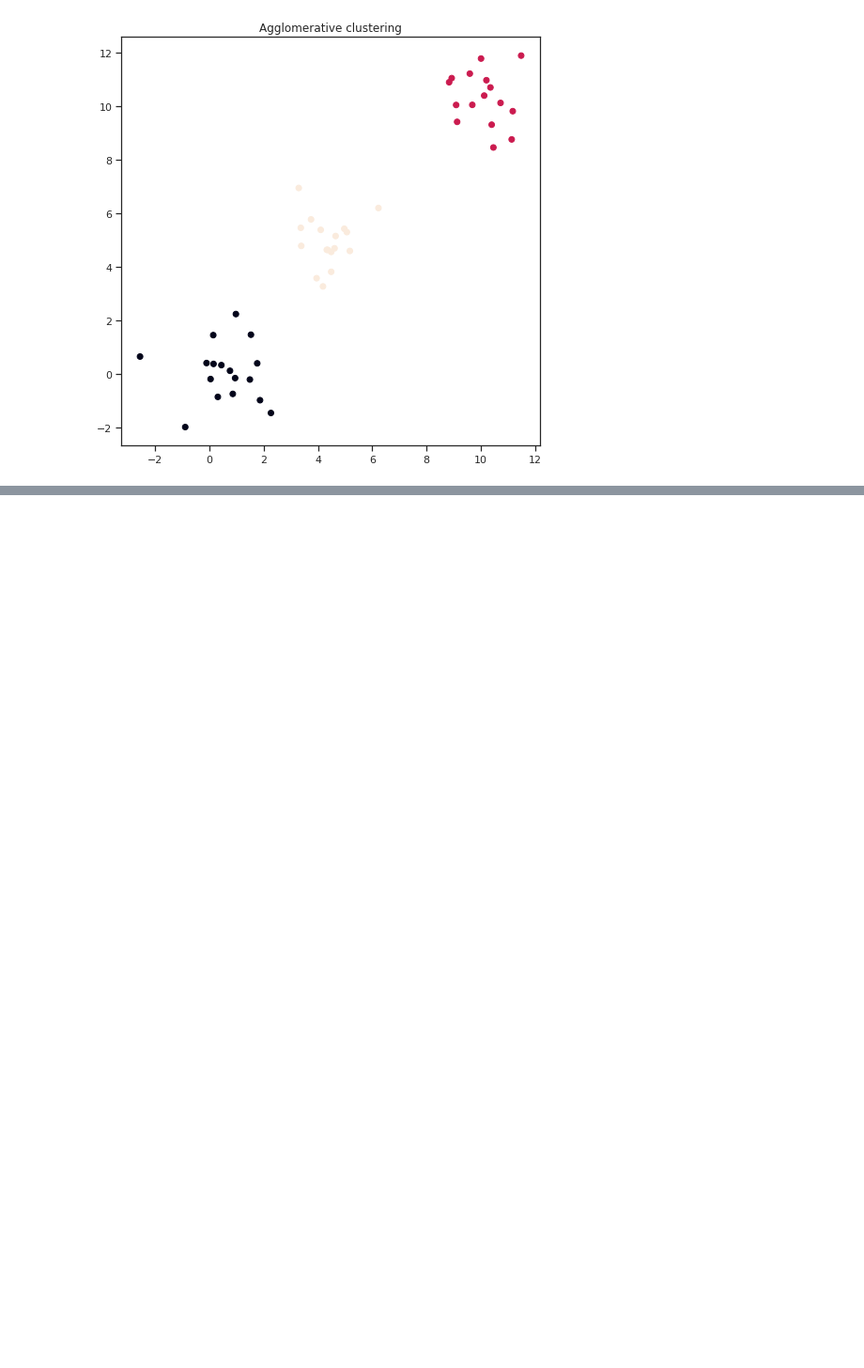
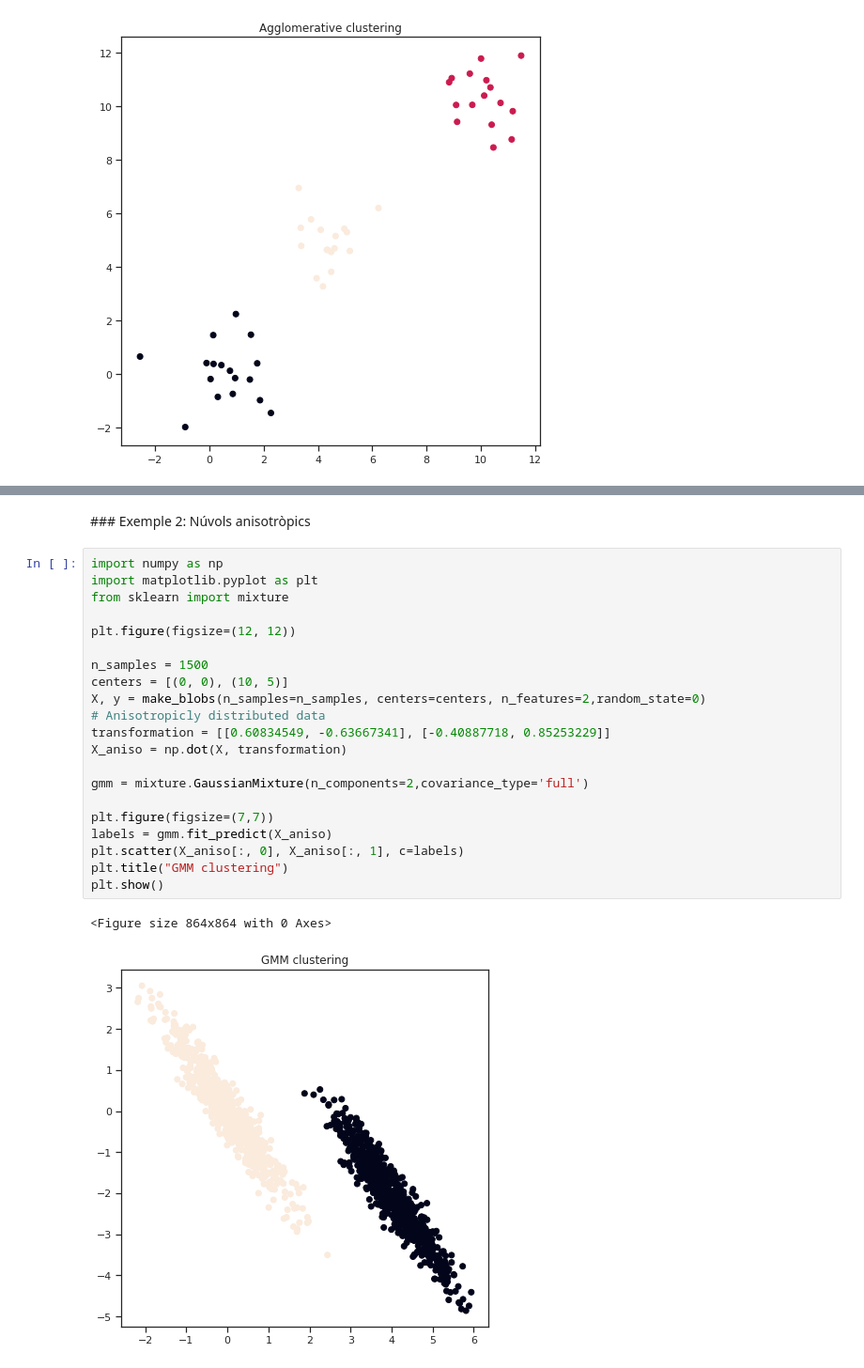
Before and after one commit to raulbenitez/introAI_ICE, a Jupyter notebook: Tema2_Tècniques_d'agrupament.ipynb, the cells around one changed output, grey strips where cells are left out. Shown at 94% size. Saved outputs shown, nothing was run; the diff lists cells and outputs as text; blank space fills up the shorter version.

```diff
--- a/Tema2_Tècniques_d'agrupament.ipynb
+++ b/Tema2_Tècniques_d'agrupament.ipynb
@@ -240,0 +271,26 @@ plt.show()
+# %% [markdown]
+### Exemple 2: Núvols anisotròpics
+# %%
+import numpy as np
+import matplotlib.pyplot as plt
+from sklearn import mixture
+
+plt.figure(figsize=(12, 12))
+
+n_samples = 1500
+centers = [(0, 0), (10, 5)]
+X, y = make_blobs(n_samples=n_samples, centers=centers, n_features=2,random_state=0)
+# Anisotropicly distributed data
+transformation = [[0.60834549, -0.63667341], [-0.40887718, 0.85253229]]
+X_aniso = np.dot(X, transformation)
+
+gmm = mixture.GaussianMixture(n_components=2,covariance_type='full')
+
+plt.figure(figsize=(7,7))
+labels = gmm.fit_predict(X_aniso)
+plt.scatter(X_aniso[:, 0], X_aniso[:, 1], c=labels)
+plt.title("GMM clustering")
+plt.show()
+# %% [output]
+<Figure size 864x864 with 0 Axes>
+[figure, added]
```
Also changed, not shown: parts of 10 cells of this notebook.
